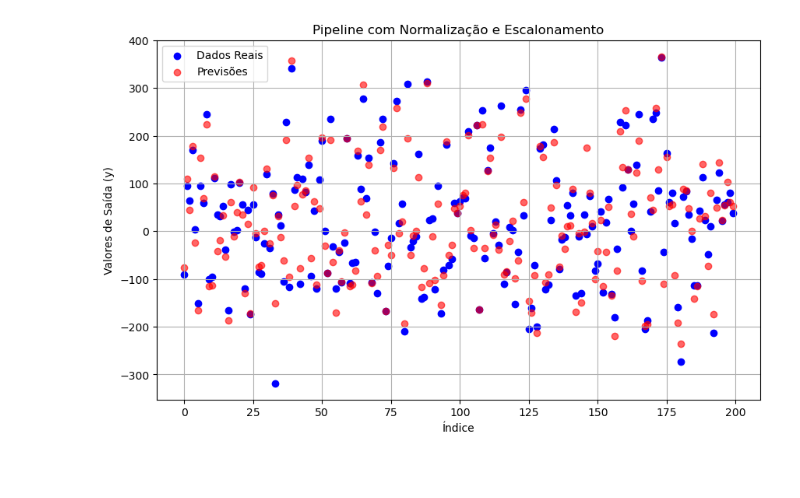
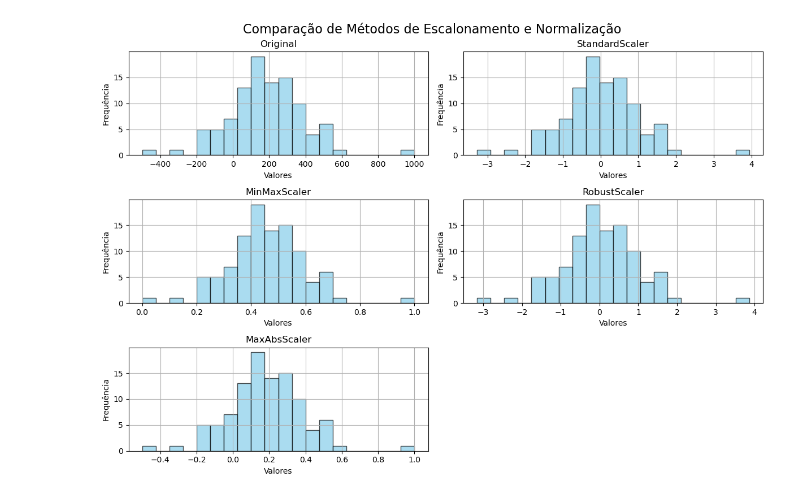
Before and after one commit to vinivaliati/study, a Jupyter notebook: DS/Regressao/05_normalized.ipynb, the cells around one changed output. Drawn from its saved outputs; the diff is of its cells as text; code cells hidden in the pictures; blank space fills up the shorter version.

```diff
--- a/DS/Regressao/05_normalized.ipynb
+++ b/DS/Regressao/05_normalized.ipynb
@@ -1,63 +1,40 @@
 # %%
 import numpy as np
-from sklearn.pipeline import Pipeline
-from sklearn.compose import ColumnTransformer
+import matplotlib.pyplot as plt
 from sklearn.preprocessing import StandardScaler, MinMaxScaler, RobustScaler, MaxAbsScaler
-from sklearn.impute import SimpleImputer
-from sklearn.linear_model import Ridge
-from sklearn.datasets import make_regression
-from sklearn.model_selection import train_test_split
-from sklearn.metrics import mean_squared_error, r2_score
-import matplotlib.pyplot as plt
 
-# Explicação inicial
-print("Pipeline com diferentes métodos de normalização e escalonamento no scikit-learn:\n")
+# Gerando dados sintéticos com outliers
+np.random.seed(42)
+data = np.random.randn(100, 1) * 200 + 200  # Dados centrados em 200 com desvio grande
+data_with_outliers = np.vstack([data, [[1000]], [[-500]]])  # Adicionando outliers
 
-# Gerando dados sintéticos para regressão com ruído e valores ausentes
-X, y = make_regression(n_samples=1000, n_features=3, noise=25, random_state=42)
-# Adicionando valores ausentes
-rng = np.random.default_rng(42)
-missing_indices = rng.choice(X.size, size=100, replace=False)
-X.ravel()[missing_indices] = np.nan
+# Métodos de escalonamento e normalização
+scalers = {
+    "Original": None,
+    "StandardScaler": StandardScaler(),
+    "MinMaxScaler": MinMaxScaler(),
+    "RobustScaler": RobustScaler(),
+    "MaxAbsScaler": MaxAbsScaler()
+}
 
-# Dividindo os dados em treinamento e teste
-X_train, X_test, y_train, y_test = train_test_split(X, y, test_size=0.2, random_state=42)
+# Criando gráficos para cada método
+plt.figure(figsize=(12, 8))
 
-# Criando transformações para colunas específicas
-preprocessor = ColumnTransformer([
-    ('scaling', StandardScaler(), [0]),  # Escalonamento padrão na primeira feature
-    ('minmax', MinMaxScaler(), [1]),     # MinMax na segunda feature
-    ('robust', RobustScaler(), [2])     # RobustScaler na terceira feature
-])
+for i, (name, scaler) in enumerate(scalers.items(), 1):
+    if scaler is not None:
+        transformed_data = scaler.fit_transform(data_with_outliers)
+    else:
+        transformed_data = data_with_outliers
 
-# Criando o pipeline completo
-pipeline = Pipeline([
-    ('imputer', SimpleImputer(strategy='mean')),  # Imputação de valores ausentes
-    ('scalers', preprocessor),                   # Aplicação de diferentes escalonadores
-    ('model', Ridge(alpha=1.0))                  # Modelo de regressão Ridge
-])
+    # Plotando os dados
+    plt.subplot(3, 2, i)
+    plt.hist(transformed_data, bins=20, color='skyblue', edgecolor='black', alpha=0.7)
+    plt.title(name)
+    plt.xlabel("Valores")
+    plt.ylabel("Frequência")
+    plt.grid(True)
 
-# Treinando o pipeline
-pipeline.fit(X_train, y_train)
-
-# Previsões no conjunto de teste
-y_pred = pipeline.predict(X_test)
-
-# Métricas de avaliação
-mse = mean_squared_error(y_test, y_pred)
-r2 = r2_score(y_test, y_pred)
-
-print(f"MSE (Erro Médio Quadrático): {mse:.2f}")
-print(f"R² (Coeficiente de Determinação): {r2:.2f}")
-
-# Visualizando os resultados
-plt.figure(figsize=(10, 6))
-plt.scatter(range(len(y_test)), y_test, color='blue', label='Dados Reais')
-plt.scatter(range(len(y_test)), y_pred, color='red', label='Previsões', alpha=0.6)
-plt.title("Pipeline com Normalização e Escalonamento")
-plt.xlabel("Índice")
-plt.ylabel("Valores de Saída (y)")
-plt.legend()
-plt.grid(True)
+plt.tight_layout()
+plt.suptitle("Comparação de Métodos de Escalonamento e Normalização", fontsize=16, y=1.02)
 plt.show()
 # %% [output]
@@ -68 +41 @@ R² (Coeficiente de Determinação): 0.92
-[figure, old version]
+[figure, new version]
```
Also changed, not shown: parts of 1 cell of this notebook.
